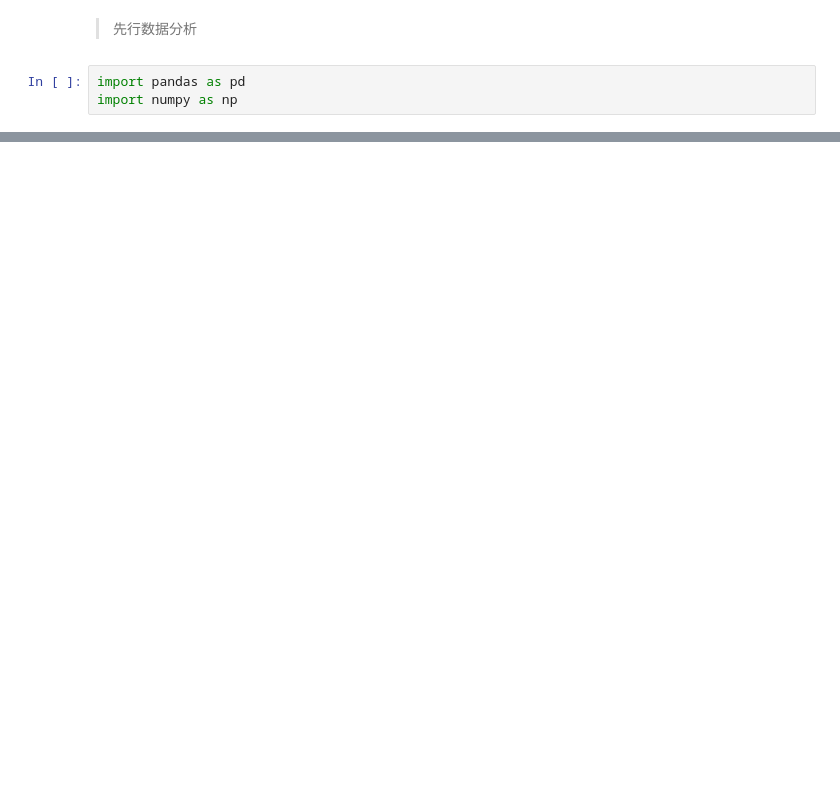
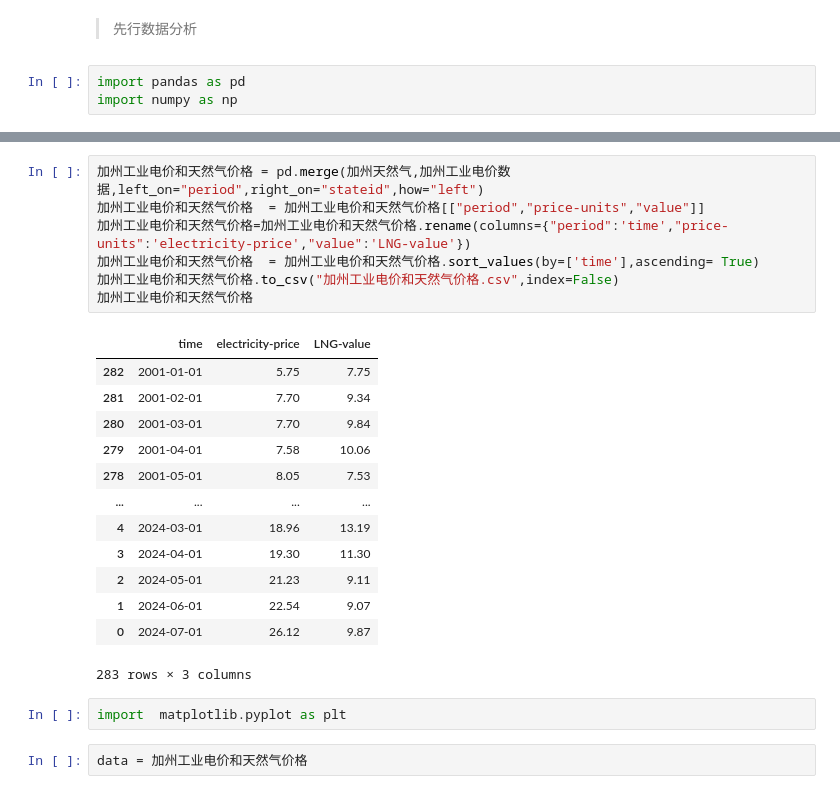
Before and after one commit to EnlightenRK/MEPFIEP, a Jupyter notebook: Data/AdvanceGuidanceData/AccompanyingNote.ipynb, the cells around one changed output, grey strips where cells are left out. Cells and saved outputs as stored; diff of their text form; blank space fills up the shorter version.

```diff
--- a/Data/AdvanceGuidanceData/AccompanyingNote.ipynb
+++ b/Data/AdvanceGuidanceData/AccompanyingNote.ipynb
@@ -47,0 +44,25 @@ import pandas as pd
+# %%
+加州工业电价和天然气价格 = pd.merge(加州天然气,加州工业电价数据,left_on="period",right_on="stateid",how="left")
+加州工业电价和天然气价格  = 加州工业电价和天然气价格[["period","price-units","value"]]
+加州工业电价和天然气价格=加州工业电价和天然气价格.rename(columns={"period":'time',"price-units":'electricity-price',"value":'LNG-value'})
+加州工业电价和天然气价格  = 加州工业电价和天然气价格.sort_values(by=['time'],ascending= True)
+加州工业电价和天然气价格.to_csv("加州工业电价和天然气价格.csv",index=False)
+加州工业电价和天然气价格
+# %% [output]
+|  | time | electricity-price | LNG-value |
+| 282 | 2001-01-01 | 5.75 | 7.75 |
+| 281 | 2001-02-01 | 7.70 | 9.34 |
+| 280 | 2001-03-01 | 7.70 | 9.84 |
+| 279 | 2001-04-01 | 7.58 | 10.06 |
+| 278 | 2001-05-01 | 8.05 | 7.53 |
+| ... | ... | ... | ... |
+| 4 | 2024-03-01 | 18.96 | 13.19 |
+| 3 | 2024-04-01 | 19.30 | 11.30 |
+| 2 | 2024-05-01 | 21.23 | 9.11 |
+| 1 | 2024-06-01 | 22.54 | 9.07 |
+| 0 | 2024-07-01 | 26.12 | 9.87 |
+283 rows × 3 columns
+# %%
+import  matplotlib.pyplot as plt
+# %%
+data = 加州工业电价和天然气价格
```
Also changed, not shown: parts of 3 cells of this notebook, 3 other files.
